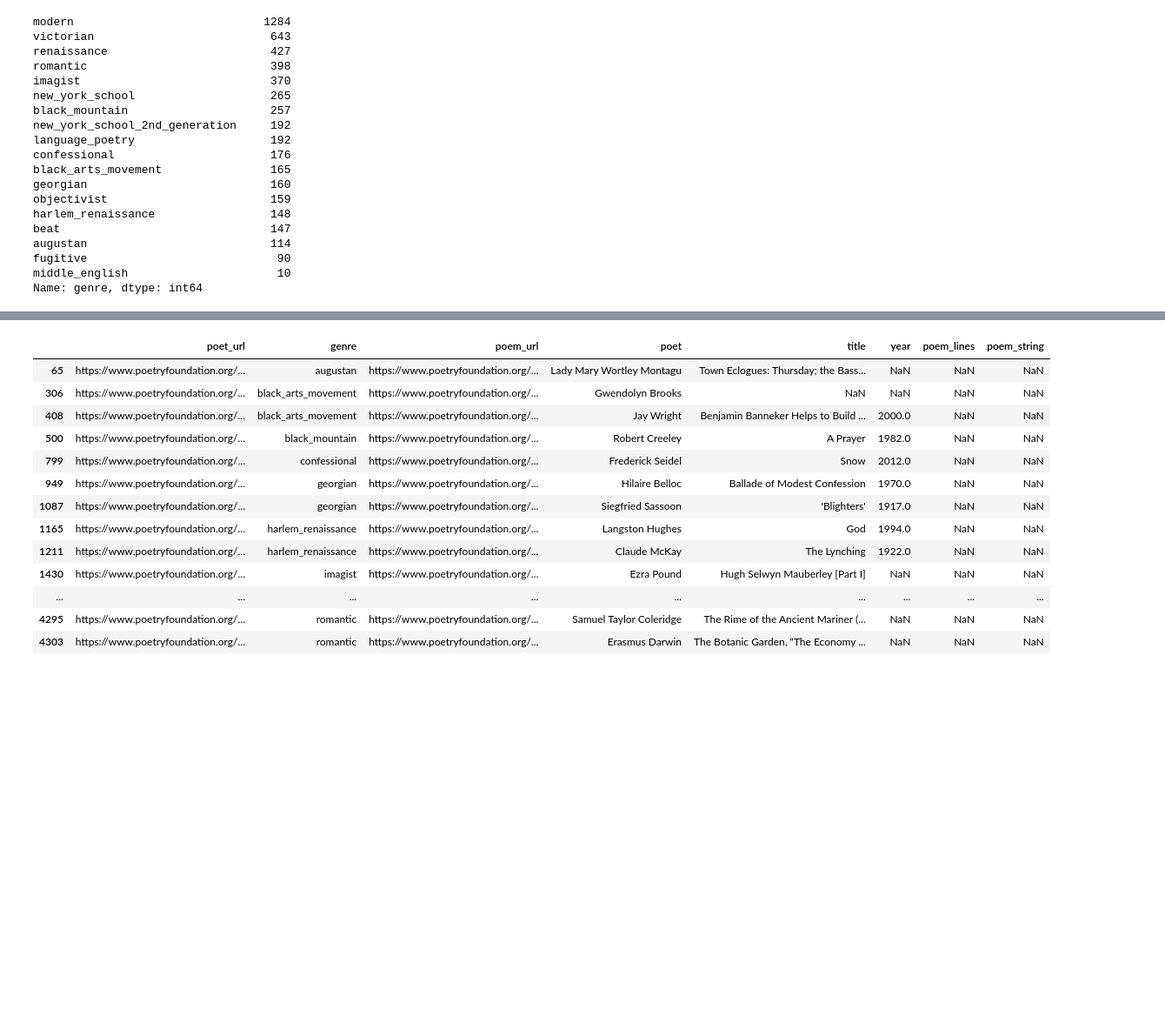
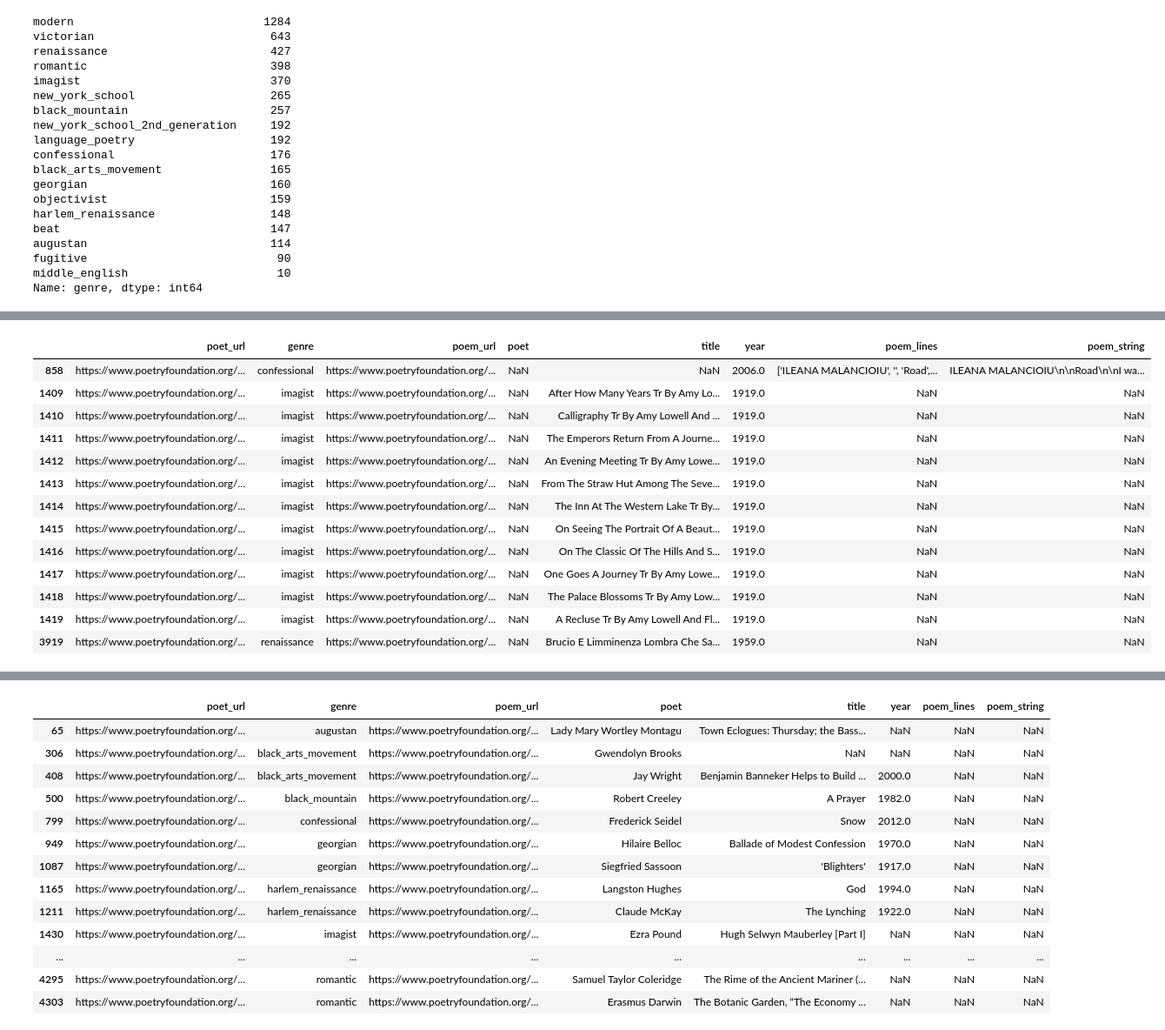
Before and after one commit to p-szymo/poetry_genre_classifier, a Jupyter notebook: webscraping_notebook.ipynb, the cells around one changed output, grey strips where cells are left out. Shown at 87% size. Saved outputs shown, nothing was run; the diff lists cells and outputs as text; code cells hidden in the pictures; blank space fills up the shorter version.

```diff
--- a/webscraping_notebook.ipynb
+++ b/webscraping_notebook.ipynb
@@ -293,8 +113,8 @@ url_lens
 # with open('poet_urls_dict.pickle', 'wb') as w:
 #     pickle.dump(poet_urls, w, protocol=pickle.HIGHEST_PROTOCOL)
 
-with open('poet_urls_dict.pickle', 'rb') as r:
-    poet_urls_dict = pickle.load(r)
+# with open('poet_urls_dict.pickle', 'rb') as r:
+#     poet_urls_dict = pickle.load(r)
 # %% [markdown]
 ##### Check for duplicate values
 # %%
@@ -342,5 +163,8 @@ KeyboardInterrupt:
 # %% [markdown]
 ##### Uncomment to save/load dataframe
 # %%
+# TO SAVE
 # df.to_csv('data/poetry_foundation_raw.csv')
-df = pd.read_csv('data/poetry_foundation_raw.csv', index_col=0)
+
+# TO LOAD
+# df = pd.read_csv('data/poetry_foundation_raw.csv', index_col=0)
@@ -444 +274,18 @@ poem_string    1937
 dtype: int64
+# %%
+df[df.poet.isna()]
+# %% [output]
+|  | poet_url | genre | poem_url | poet | title | year | poem_lines | poem_string |
+| 858 | https://www.poetryfoundation.org/... | confessional | https://www.poetryfoundation.org/... | NaN | NaN | 2006.0 | ['ILEANA MALANCIOIU', '', 'Road',... | ILEANA MALANCIOIU\n\nRoad\n\nI wa... |
+| 1409 | https://www.poetryfoundation.org/... | imagist | https://www.poetryfoundation.org/... | NaN | After How Many Years Tr By Amy Lo... | 1919.0 | NaN | NaN |
+| 1410 | https://www.poetryfoundation.org/... | imagist | https://www.poetryfoundation.org/... | NaN | Calligraphy Tr By Amy Lowell And ... | 1919.0 | NaN | NaN |
+| 1411 | https://www.poetryfoundation.org/... | imagist | https://www.poetryfoundation.org/... | NaN | The Emperors Return From A Journe... | 1919.0 | NaN | NaN |
+| 1412 | https://www.poetryfoundation.org/... | imagist | https://www.poetryfoundation.org/... | NaN | An Evening Meeting Tr By Amy Lowe... | 1919.0 | NaN | NaN |
+| 1413 | https://www.poetryfoundation.org/... | imagist | https://www.poetryfoundation.org/... | NaN | From The Straw Hut Among The Seve... | 1919.0 | NaN | NaN |
+| 1414 | https://www.poetryfoundation.org/... | imagist | https://www.poetryfoundation.org/... | NaN | The Inn At The Western Lake Tr By... | 1919.0 | NaN | NaN |
+| 1415 | https://www.poetryfoundation.org/... | imagist | https://www.poetryfoundation.org/... | NaN | On Seeing The Portrait Of A Beaut... | 1919.0 | NaN | NaN |
+| 1416 | https://www.poetryfoundation.org/... | imagist | https://www.poetryfoundation.org/... | NaN | On The Classic Of The Hills And S... | 1919.0 | NaN | NaN |
+| 1417 | https://www.poetryfoundation.org/... | imagist | https://www.poetryfoundation.org/... | NaN | One Goes A Journey Tr By Amy Lowe... | 1919.0 | NaN | NaN |
+| 1418 | https://www.poetryfoundation.org/... | imagist | https://www.poetryfoundation.org/... | NaN | The Palace Blossoms Tr By Amy Low... | 1919.0 | NaN | NaN |
+| 1419 | https://www.poetryfoundation.org/... | imagist | https://www.poetryfoundation.org/... | NaN | A Recluse Tr By Amy Lowell And Fl... | 1919.0 | NaN | NaN |
+| 3919 | https://www.poetryfoundation.org/... | renaissance | https://www.poetryfoundation.org/... | NaN | Brucio E Limminenza Lombra Che Sa... | 1959.0 | NaN | NaN |
```
Also changed, not shown: parts of 40 cells of this notebook, 2 other files.
